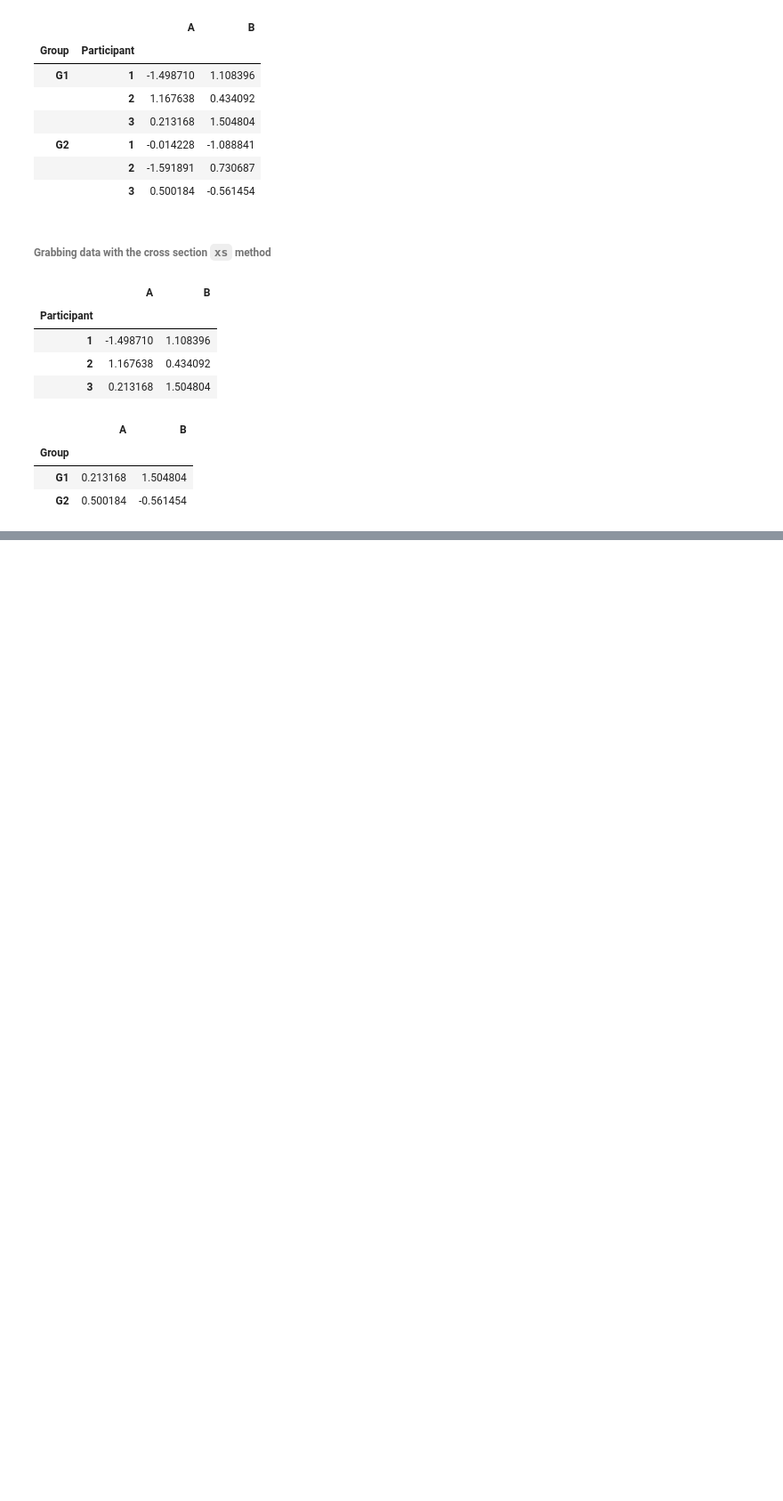
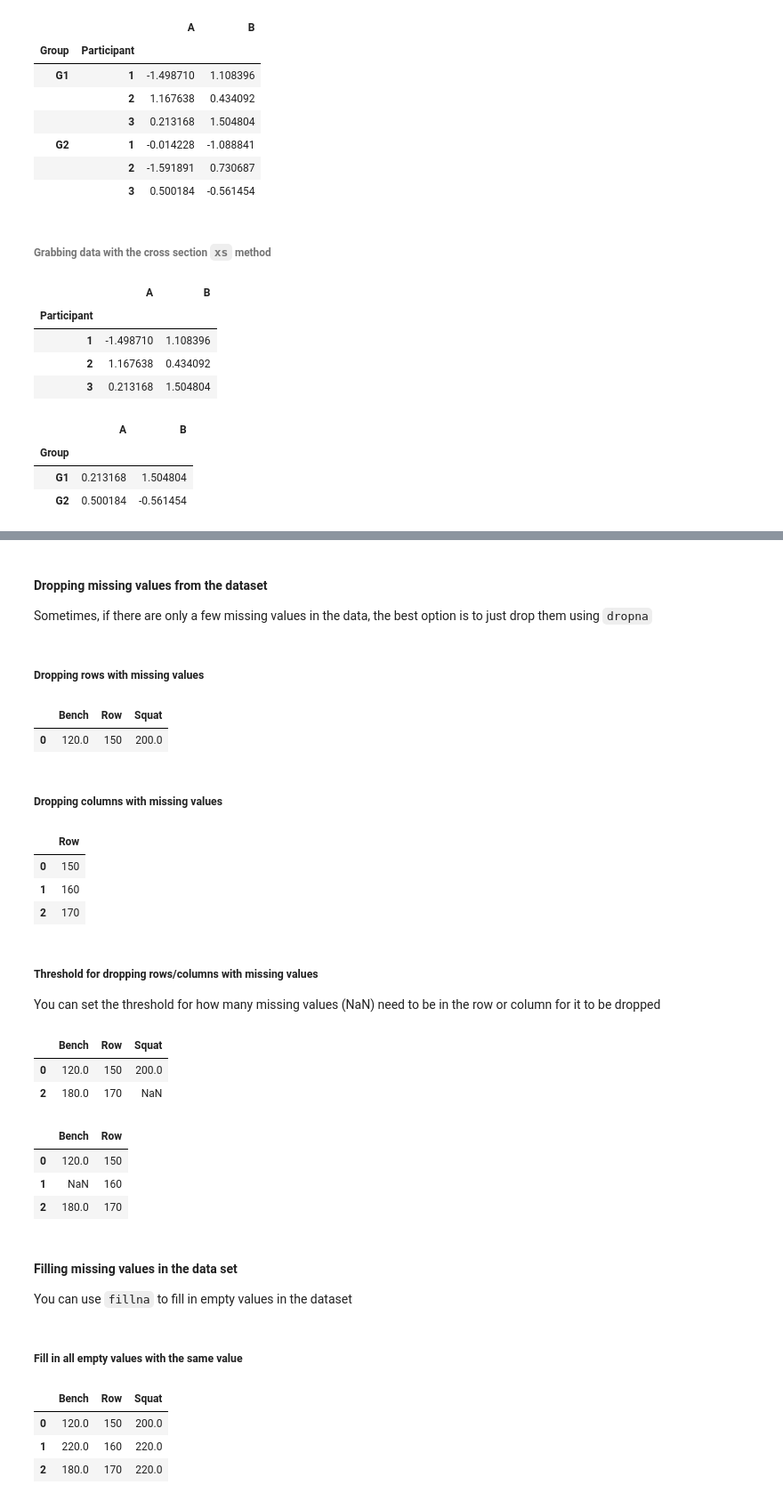
Before and after one commit to kamelCased/learningDataScience, a Jupyter notebook: Pandas.ipynb, the cells around one changed output, grey strips where cells are left out. Shown: that part at 89% size. Cells and saved outputs as stored; diff of their text form; code cells hidden in the pictures; blank space fills up the shorter version.

```diff
--- a/Pandas.ipynb
+++ b/Pandas.ipynb
@@ -557,0 +575,59 @@ df.xs(3,level='Participant')
+# %% [markdown]
+#### Dropping missing values from the dataset
+
+Sometimes, if there are only a few missing values in the data, the best option is to just drop them using `dropna`
+# %% [markdown]
+##### Dropping rows with missing values
+# %%
+# Calling df.dropna drops any row with any number of NaN values
+df.dropna() # only the '0' row is complete
+# %% [output]
+|  | Bench | Row | Squat |
+| 0 | 120.0 | 150 | 200.0 |
+# %% [markdown]
+##### Dropping columns with missing values
+# %%
+# You can specify axis=1 to drop the columns that contain NaN (missing) values
+df.dropna(axis=1) # only the 'Row' column is complete
+# %% [output]
+|  | Row |
+| 0 | 150 |
+| 1 | 160 |
+| 2 | 170 |
+# %% [markdown]
+##### Threshold for dropping rows/columns with missing values
+
+You can set the threshold for how many missing values (NaN) need to be in the row or column for it to be dropped
+# %%
+# with rows
+
+# Row needs to have at least 2 missing values to be dropped
+df.dropna(thresh=2) # only drops row 1 (keeps row 2 because it onlu has one NaN)
+# %% [output]
+|  | Bench | Row | Squat |
+| 0 | 120.0 | 150 | 200.0 |
+| 2 | 180.0 | 170 | NaN |
+# %%
+# with columns
+
+# Column needs to have at least 2 missing values to be dropped
+df.dropna(axis=1,thresh=2) # only drops column 'Squat' (keeps column 'Bench' because it only has one NaN)
+# %% [output]
+|  | Bench | Row |
+| 0 | 120.0 | 150 |
+| 1 | NaN | 160 |
+| 2 | 180.0 | 170 |
+# %% [markdown]
+#### Filling missing values in the data set
+
+You can use `fillna` to fill in empty values in the dataset
+# %% [markdown]
+##### Fill in all empty values with the same value
+# %%
+# fill in all the missing values with 220
+df.fillna(220)
+# %% [output]
+|  | Bench | Row | Squat |
+| 0 | 120.0 | 150 | 200.0 |
+| 1 | 220.0 | 160 | 220.0 |
+| 2 | 180.0 | 170 | 220.0 |
```
Also changed, not shown: parts of 6 cells of this notebook.
